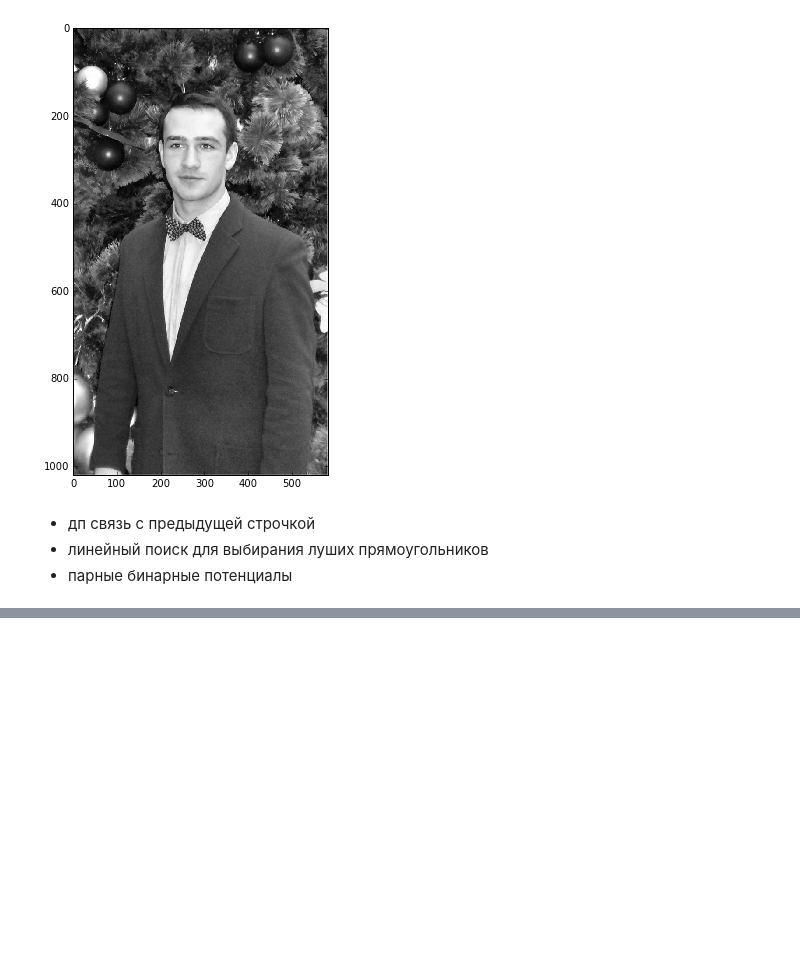
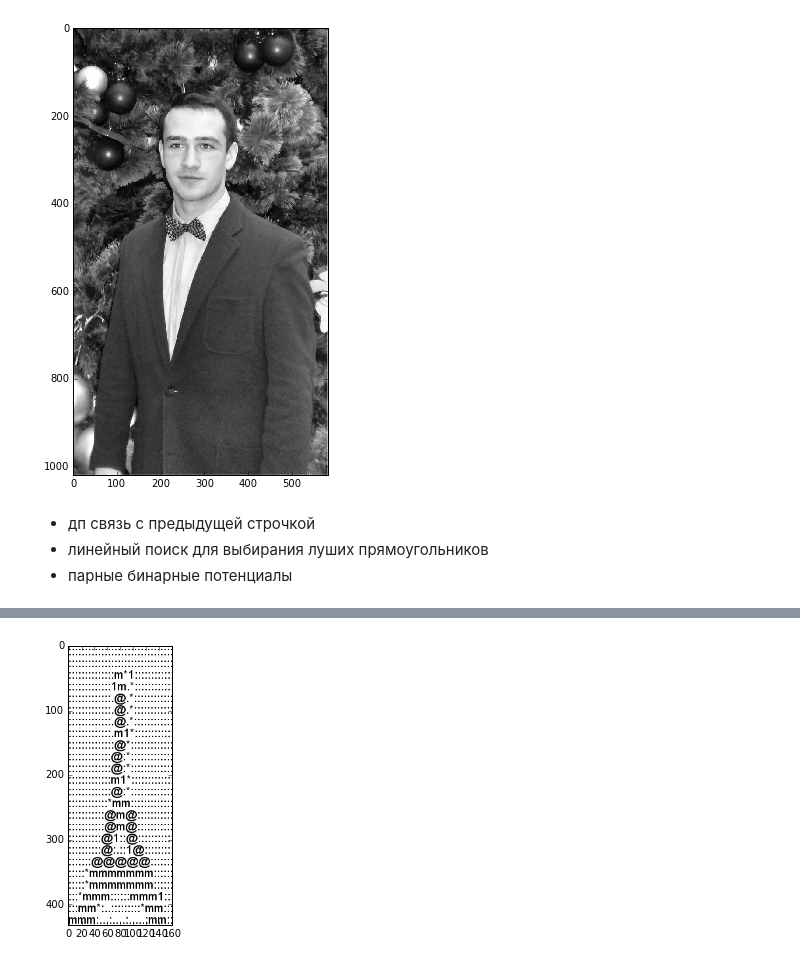
Before and after one commit to max777alex/image-to-ascii, a Jupyter notebook: project.ipynb, the cells around one changed output, grey strips where cells are left out. Drawn from its saved outputs; the diff is of its cells as text; code cells hidden in the pictures; blank space fills up the shorter version.

```diff
--- a/project.ipynb
+++ b/project.ipynb
@@ -165,0 +267,4 @@ showPhoto(image)
+# %%
+a = prob.convert(ord1='nuc', ord2=2, C=0.09)
+# %% [output]
+[figure, added]
```
Also changed, not shown: parts of 3 cells of this notebook.
